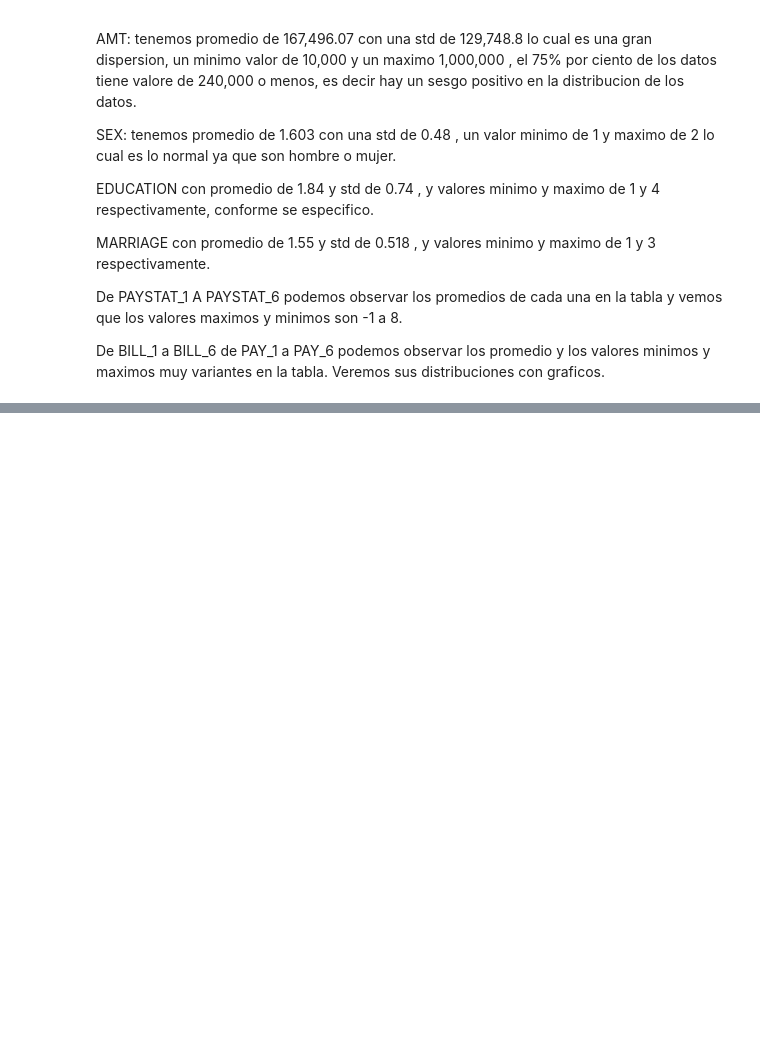
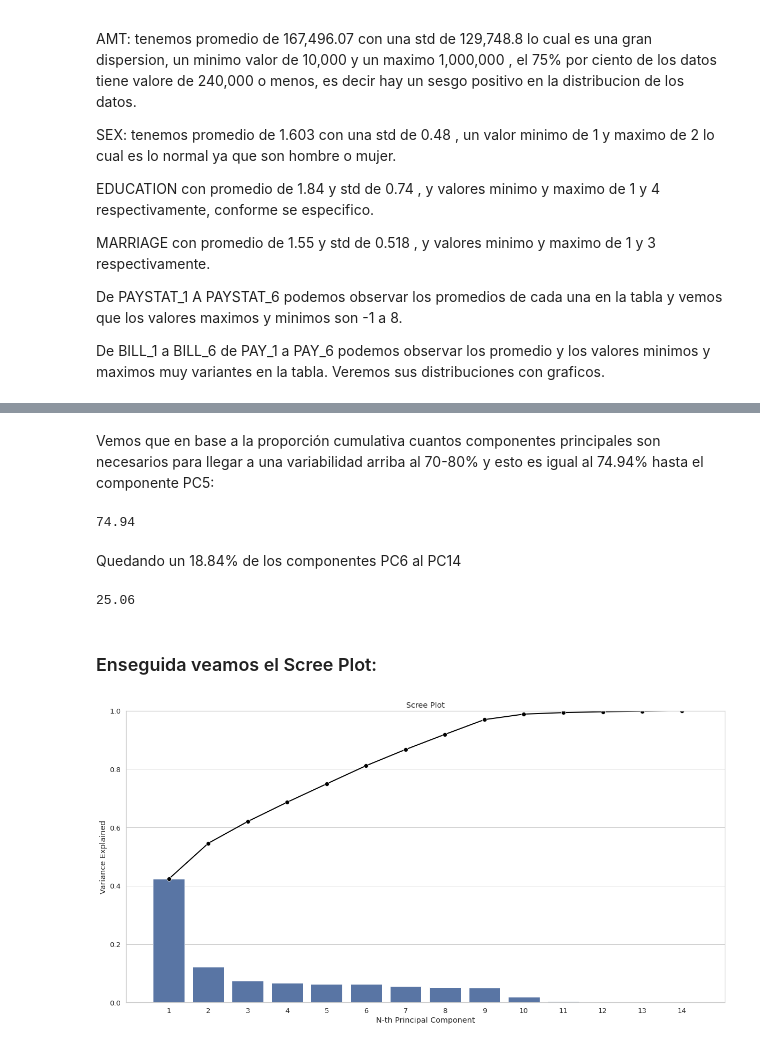
Before and after one commit to PosgradoMNA/actividades-de-aprendizaje-a00351269, a Jupyter notebook: Actividad6DS.ipynb, the cells around one changed output, grey strips where cells are left out. Saved outputs shown, nothing was run; the diff lists cells and outputs as text; code cells hidden in the pictures; blank space fills up the shorter version.

```diff
--- a/Actividad6DS.ipynb
+++ b/Actividad6DS.ipynb
@@ -663,0 +901,3 @@ De BILL_1 a BILL_6 de PAY_1 a PAY_6 podemos observar los promedio y los valores
+# %%
+pcs = PCA()
+pcs.fit(prep_scale)
@@ -663,0 +922,45 @@ De BILL_1 a BILL_6 de PAY_1 a PAY_6 podemos observar los promedio y los valores
+# %% [markdown]
+Vemos que en base a la proporción cumulativa cuantos componentes principales son necesarios para llegar a una variabilidad arriba al 70-80% y esto es igual al 74.94% hasta el componente PC5:
+# %%
+pcsSummary_df.iloc[2,4].round(4)*100
+# %% [output]
+74.94
+# %% [markdown]
+Quedando un 18.84% de los componentes PC6 al PC14
+# %%
+(1 - pcsSummary_df.iloc[2,4]).round(4)*100
+# %% [output]
+25.06
+# %% [markdown]
+### Enseguida veamos el Scree Plot:
+# %%
+PC_components = np.arange(pcs.n_components_) + 1
+#PC_components
+
+_ = sns.set(style = 'whitegrid',
+            font_scale = 1.2
+            )
+
+fig, ax = plt.subplots(figsize=(20, 10))
+
+_ = sns.barplot(x = PC_components,
+                y = pcs.explained_variance_ratio_,
+                color = 'b'
+                )
+
+_ = sns.lineplot(x = PC_components-1,
+                 y = np.cumsum(pcs.explained_variance_ratio_),
+                 color = 'black',
+                 linestyle = '-',
+                 linewidth = 2,
+                 marker = 'o',
+                 markersize = 8
+                 )
+
+plt.title('Scree Plot')
+plt.xlabel('N-th Principal Component')
+plt.ylabel('Variance Explained')
+plt.ylim(0, 1)
+plt.show()
+# %% [output]
+[figure, added]
```
Also changed, not shown: parts of 55 cells of this notebook.
